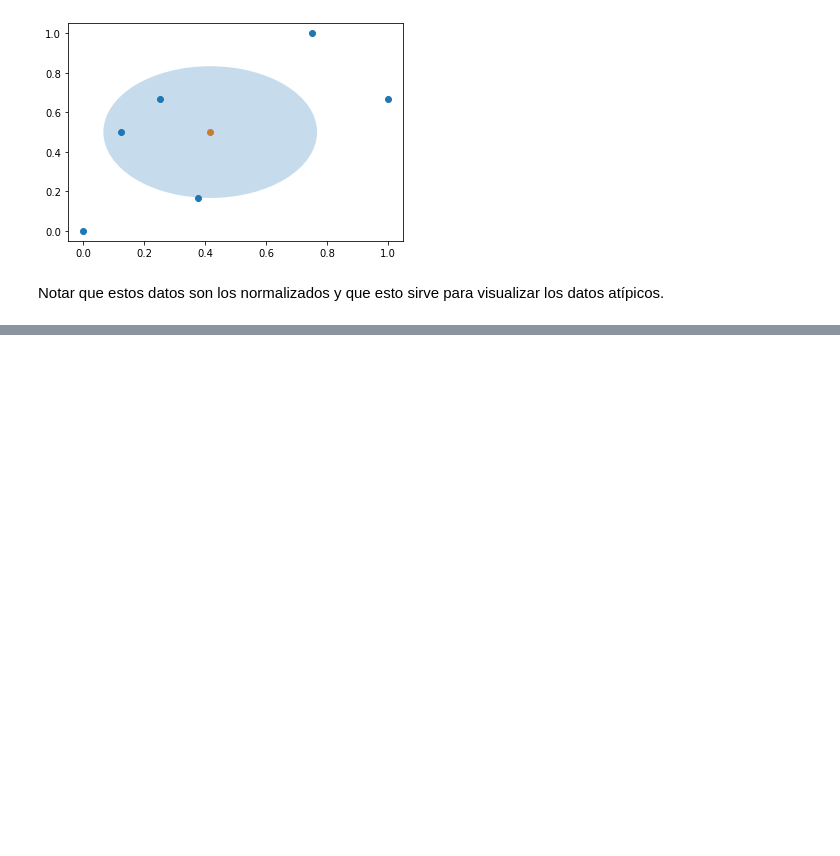
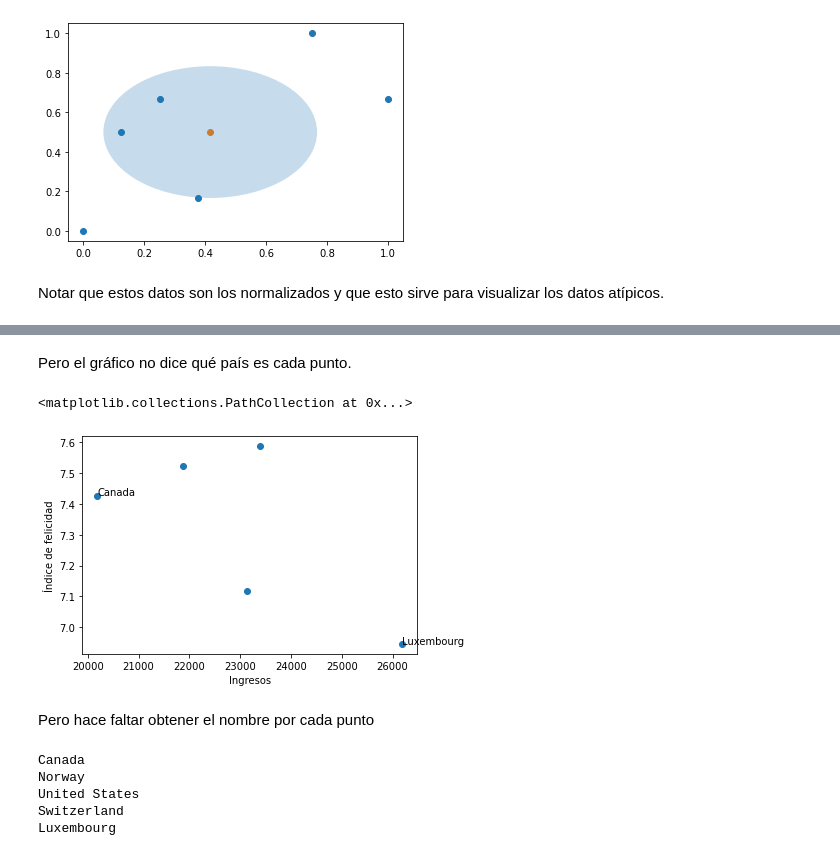
Before and after one commit to KevinArielM/Machine-Learning-Python-, a Jupyter notebook: Estudio de K-Medias.ipynb, the cells around one changed output, grey strips where cells are left out. Drawn from its saved outputs; the diff is of its cells as text; code cells hidden in the pictures; blank space fills up the shorter version.

```diff
--- a/Estudio de K-Medias.ipynb
+++ b/Estudio de K-Medias.ipynb
@@ -353,0 +438,28 @@ Notar que estos datos son los normalizados y que esto sirve para visualizar los
+# %% [markdown]
+Pero el gráfico no dice qué país es cada punto.
+# %%
+#menos rico de los más ricos
+plt.text(paises_ricos.iloc[0]["avg_income"],
+         paises_ricos.iloc[0]["happyScore"],
+         paises_ricos.iloc[0]["country"])
+#más rico
+plt.text(paises_ricos.iloc[-1]["avg_income"],
+         paises_ricos.iloc[-1]["happyScore"],
+         paises_ricos.iloc[-1]["country"])
+plt.xlabel("Ingresos")
+plt.ylabel("Índice de felicidad")
+plt.scatter(paises_ricos["avg_income"],paises_ricos["happyScore"])
+# %% [output]
+<matplotlib.collections.PathCollection at 0x...>
+[figure, added]
+# %% [markdown]
+Pero hace faltar obtener el nombre por cada punto
+# %%
+for k,row in paises_ricos.iterrows():
+    print(row["country"])
+# %% [output]
+Canada
+Norway
+United States
+Switzerland
+Luxembourg
```
Also changed, not shown: parts of 28 cells of this notebook.
